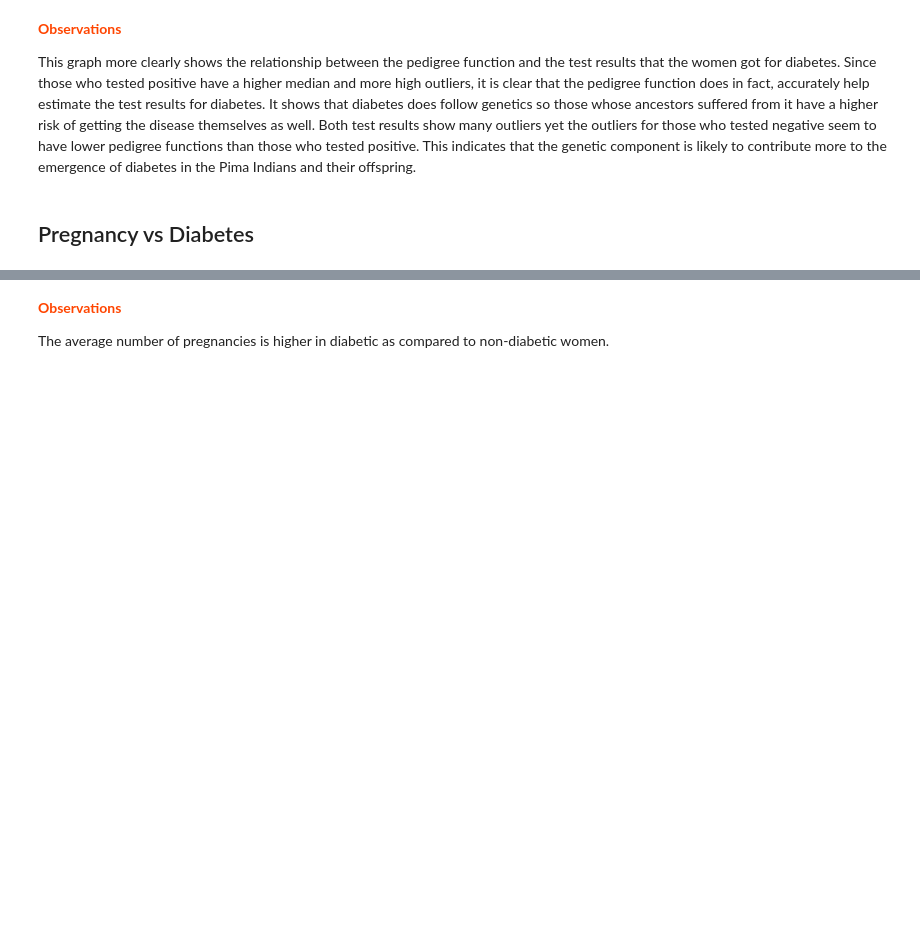
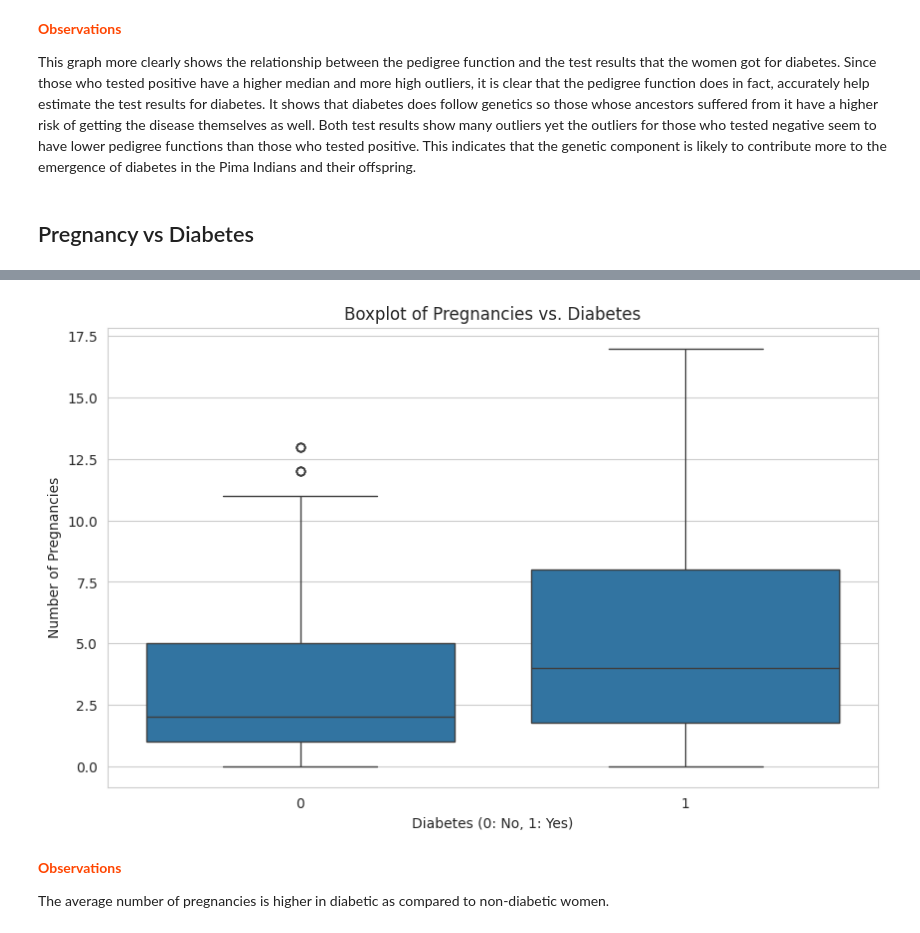
Before and after one commit to veeralakshmi-coder/FMML-2024, a Jupyter notebook: Copy_of_Mod3_project.ipynb, the cells around one changed output, grey strips where cells are left out. Drawn from its saved outputs; the diff is of its cells as text; code cells hidden in the pictures; blank space fills up the shorter version.

```diff
--- a/Copy_of_Mod3_project.ipynb
+++ b/Copy_of_Mod3_project.ipynb
@@ -188,0 +254,25 @@ This graph more clearly shows the relationship between the pedigree function and
+# %%
+## TASK-4: Display a boxplot between the number of Pregnancies and Diabetes.
+!pip install pandas
+!pip install seaborn
+!pip install matplotlib
+
+import pandas as pd
+import seaborn as sns
+import matplotlib.pyplot as plt
+
+# Download the Pima Indians Diabetes Dataset
+!wget https://raw.githubusercontent.com/jbrownlee/Datasets/master/pima-indians-diabetes.data.csv -O pima-indians-diabetes.csv
+
+# Load the Pima Indians Diabetes Dataset
+pima_data = pd.read_csv('pima-indians-diabetes.csv', header=None)
+pima_data.columns = ["Pregnancies", "Glucose", "BloodPressure", "SkinThickness", "Insulin", "BMI", "DiabetesPedigreeFunction", "Age", "Outcome"]
+
+# Create the boxplot
+plt.figure(figsize=(10, 6))
+sns.boxplot(x='Outcome', y='Pregnancies', data=pima_data)
+plt.title('Boxplot of Pregnancies vs. Diabetes')
+plt.xlabel('Diabetes (0: No, 1: Yes)')
+plt.ylabel('Number of Pregnancies')
+plt.show()
+# %% [output]
@@ -189,3 +296,4 @@ This graph more clearly shows the relationship between the pedigree function and
+[figure, added]
 # %% [markdown]
 <p style="font-weight: bold;color:#FF4500"><b>Observations</b></p>
 
```
Also changed, not shown: parts of 21 cells of this notebook.
